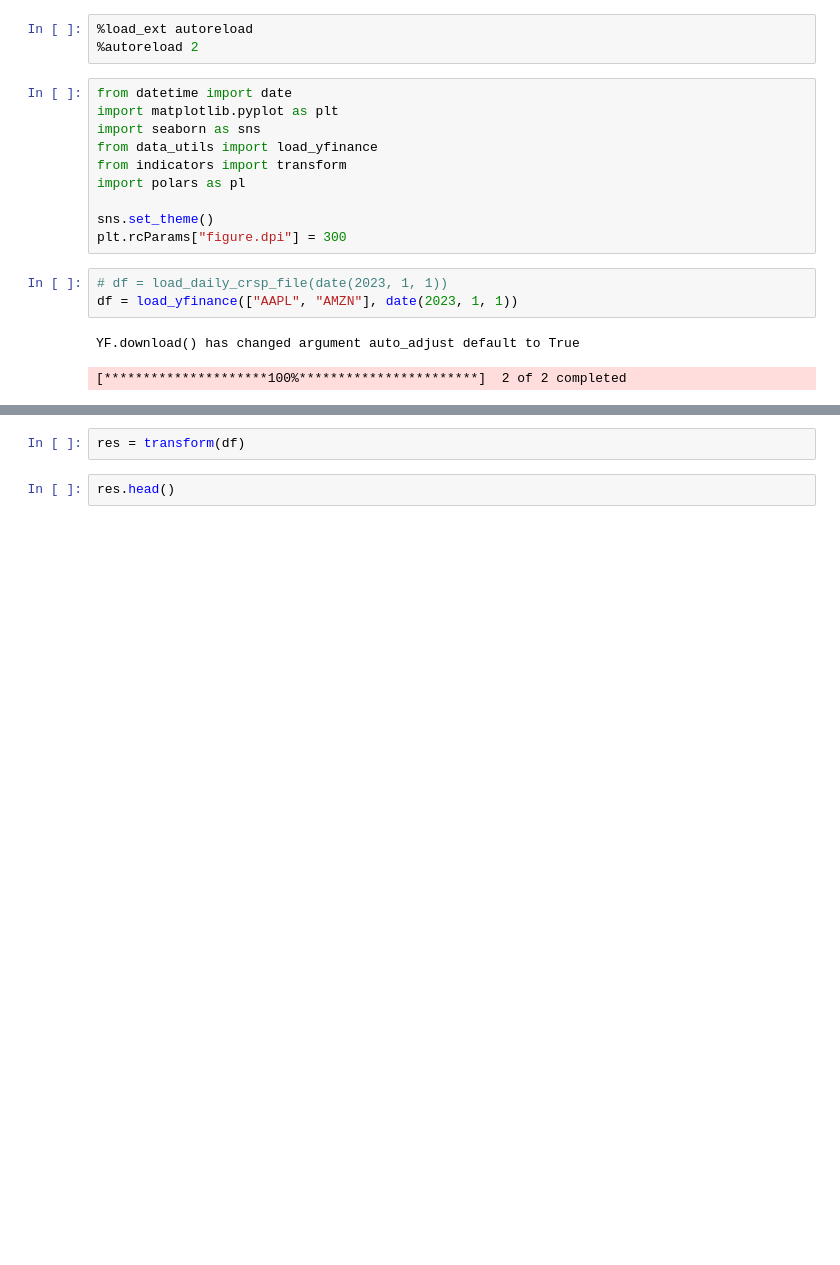
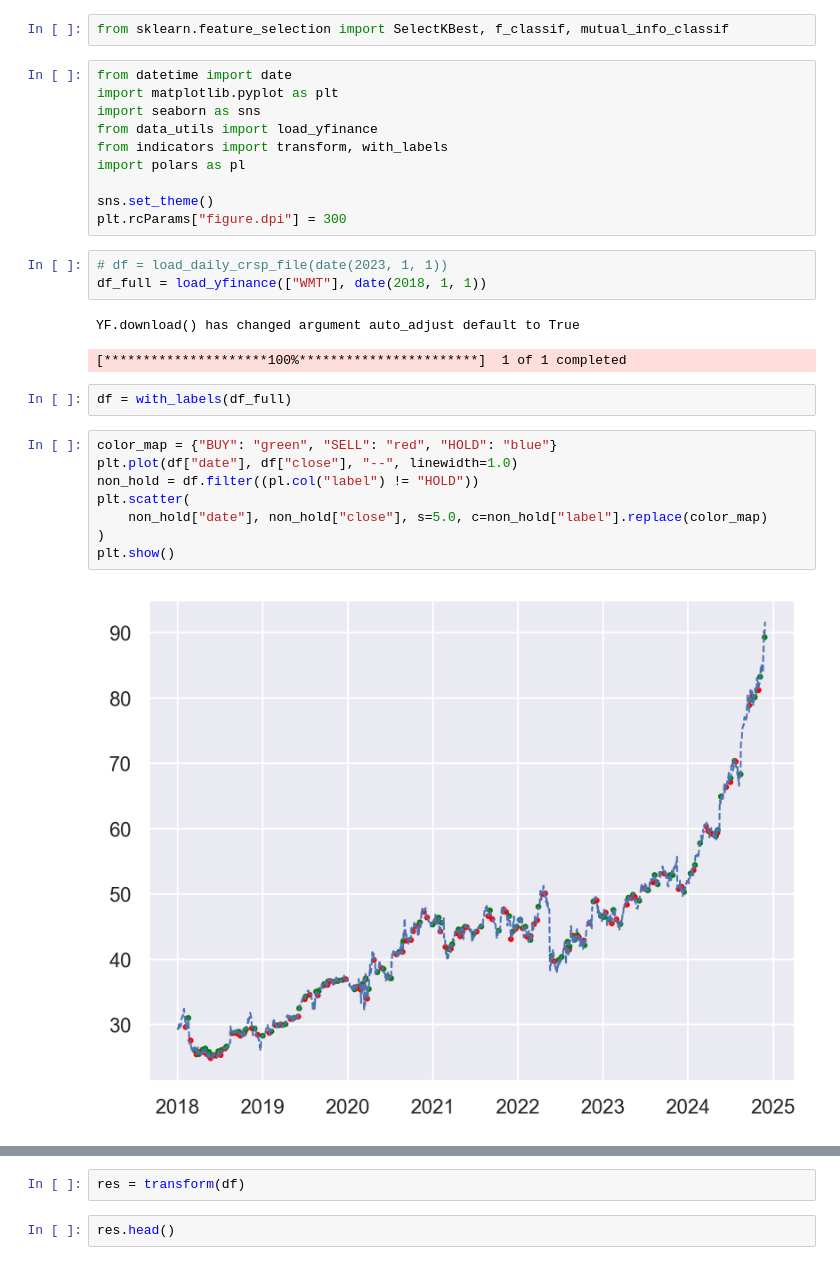
Before and after one commit to andrewhall1124/time-series-cnn, a Jupyter notebook: matthew_scratch.ipynb, the cells around one changed output, grey strips where cells are left out. Cells and saved outputs as stored; diff of their text form; blank space fills up the shorter version.

```diff
--- a/matthew_scratch.ipynb
+++ b/matthew_scratch.ipynb
@@ -1,22 +1,33 @@
-# %%
-%load_ext autoreload
-%autoreload 2
+# %%
+from sklearn.feature_selection import SelectKBest, f_classif, mutual_info_classif
 # %%
 from datetime import date
 import matplotlib.pyplot as plt
 import seaborn as sns
 from data_utils import load_yfinance
-from indicators import transform
+from indicators import transform, with_labels
 import polars as pl
 
 sns.set_theme()
 plt.rcParams["figure.dpi"] = 300
 # %%
 # df = load_daily_crsp_file(date(2023, 1, 1))
-df = load_yfinance(["AAPL", "AMZN"], date(2023, 1, 1))
+df_full = load_yfinance(["WMT"], date(2018, 1, 1))
 # %% [output]
 YF.download() has changed argument auto_adjust default to True
-[*********************100%***********************]  2 of 2 completed
+[*********************100%***********************]  1 of 1 completed
+# %%
+df = with_labels(df_full)
+# %%
+color_map = {"BUY": "green", "SELL": "red", "HOLD": "blue"}
+plt.plot(df["date"], df["close"], "--", linewidth=1.0)
+non_hold = df.filter((pl.col("label") != "HOLD"))
+plt.scatter(
+    non_hold["date"], non_hold["close"], s=5.0, c=non_hold["label"].replace(color_map)
+)
+plt.show()
+# %% [output]
+[figure, added]
 # %%
 df.head()
 # %% [output]
```
Also changed, not shown: parts of 15 cells of this notebook, 2 other files.
